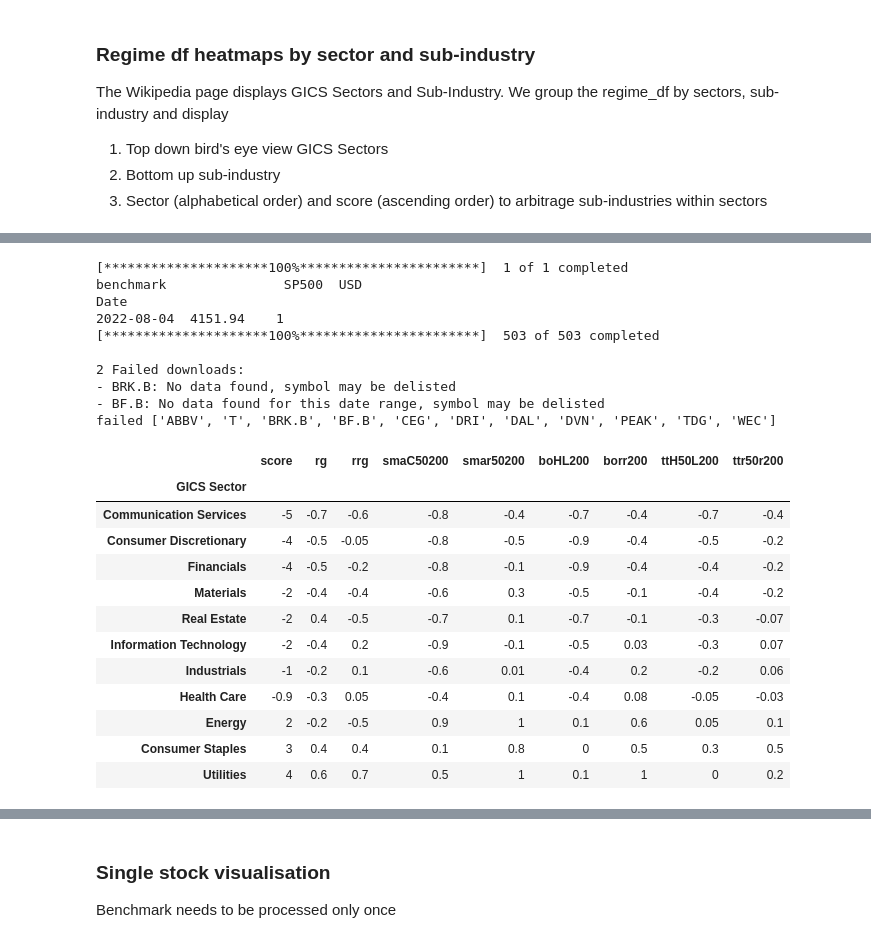
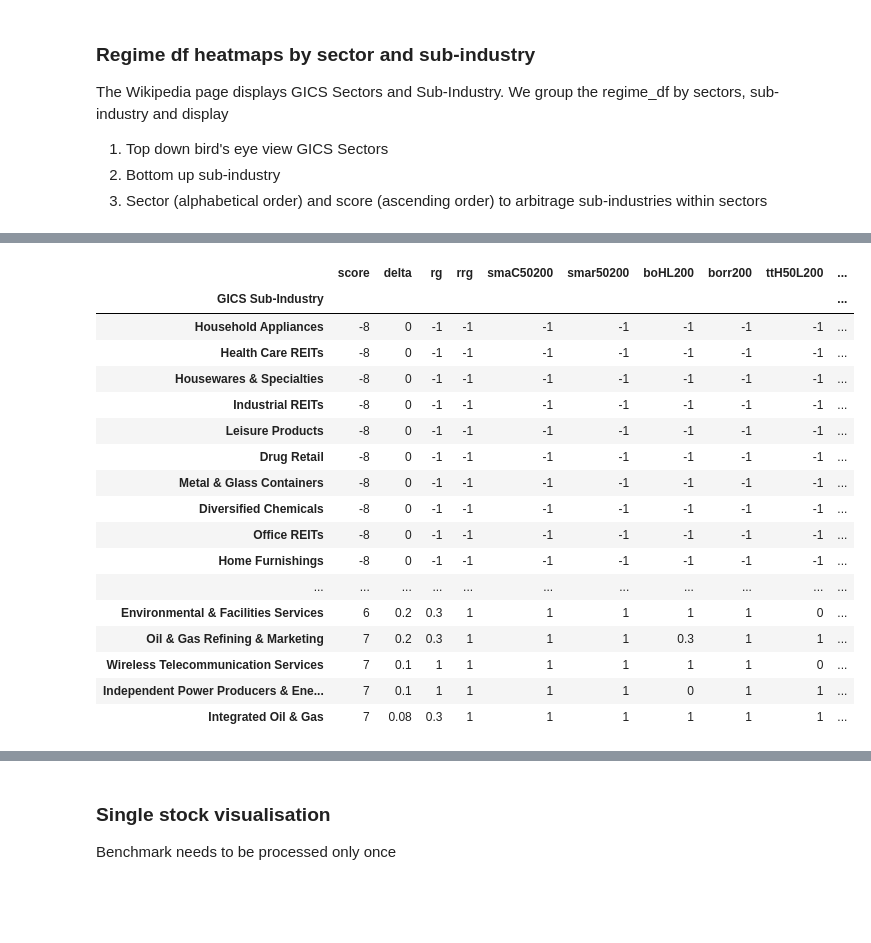
Before and after one commit to bjahnke/backtest_notebook, a Jupyter notebook: notes/market_scanner.ipynb, the cells around one changed output, grey strips where cells are left out. Drawn from its saved outputs; the diff is of its cells as text; code cells hidden in the pictures; blank space fills up the shorter version.

```diff
--- a/notes/market_scanner.ipynb
+++ b/notes/market_scanner.ipynb
@@ -242,0 +182,14 @@ The Wikipedia page displays GICS Sectors and Sub-Industry. We group the regime_d
+# %%
+# delta measures the difference between absolute and relative regimes
+regime_df['delta'] = 0
+regime_pairs = [('rg', 'rrg'), ('smaC50200', 'smar50200'), ('boHL200', 'borr200'), ('ttH50L200', 'ttr50r200')]
+for absolute, relative in regime_pairs:
+    delta = ((regime_df[absolute] - regime_df[relative]) * -1) / 2
+    regime_df['delta'] = regime_df['delta'] + delta
+
+regime_df['delta'] = regime_df['delta'] / len(regime_pairs)
+groupby_cols = ['score', 'delta'] + regime_cols
+sort_key = ['GICS Sector']
+regime_df.groupby(sort_key)[groupby_cols].mean().sort_values(
+    by= 'score').style.background_gradient(
+    subset= groupby_cols,cmap= 'RdYlGn').format('{:.1g}')
@@ -243,32 +210,26 @@ The Wikipedia page displays GICS Sectors and Sub-Industry. We group the regime_d
 # %%
-regime_df = main(**scanner_args)
-groupby_cols = ['score'] + regime_cols
-sort_key = ['GICS Sector']
+groupby_cols = ['score', 'delta'] + regime_cols
+sort_key = ['GICS Sub-Industry']
 regime_df.groupby(sort_key)[groupby_cols].mean().sort_values(
     by= 'score').style.background_gradient(
     subset= groupby_cols,cmap= 'RdYlGn').format('{:.1g}')
 # %% [output]
-[*********************100%***********************]  1 of 1 completed
-benchmark               SP500  USD
-Date
-2022-08-04  4151.94    1
-[*********************100%***********************]  503 of 503 completed
-
-2 Failed downloads:
-- BRK.B: No data found, symbol may be delisted
-- BF.B: No data found for this date range, symbol may be delisted
-failed ['ABBV', 'T', 'BRK.B', 'BF.B', 'CEG', 'DRI', 'DAL', 'DVN', 'PEAK', 'TDG', 'WEC']
-|  | score | rg | rrg | smaC50200 | smar50200 | boHL200 | borr200 | ttH50L200 | ttr50r200 |
-| GICS Sector |  |  |  |  |  |  |  |  |  |
-| Communication Services | -5 | -0.7 | -0.6 | -0.8 | -0.4 | -0.7 | -0.4 | -0.7 | -0.4 |
-| Consumer Discretionary | -4 | -0.5 | -0.05 | -0.8 | -0.5 | -0.9 | -0.4 | -0.5 | -0.2 |
-| Financials | -4 | -0.5 | -0.2 | -0.8 | -0.1 | -0.9 | -0.4 | -0.4 | -0.2 |
-| Materials | -2 | -0.4 | -0.4 | -0.6 | 0.3 | -0.5 | -0.1 | -0.4 | -0.2 |
-| Real Estate | -2 | 0.4 | -0.5 | -0.7 | 0.1 | -0.7 | -0.1 | -0.3 | -0.07 |
-| Information Technology | -2 | -0.4 | 0.2 | -0.9 | -0.1 | -0.5 | 0.03 | -0.3 | 0.07 |
-| Industrials | -1 | -0.2 | 0.1 | -0.6 | 0.01 | -0.4 | 0.2 | -0.2 | 0.06 |
-| Health Care | -0.9 | -0.3 | 0.05 | -0.4 | 0.1 | -0.4 | 0.08 | -0.05 | -0.03 |
-| Energy | 2 | -0.2 | -0.5 | 0.9 | 1 | 0.1 | 0.6 | 0.05 | 0.1 |
-| Consumer Staples | 3 | 0.4 | 0.4 | 0.1 | 0.8 | 0 | 0.5 | 0.3 | 0.5 |
-| Utilities | 4 | 0.6 | 0.7 | 0.5 | 1 | 0.1 | 1 | 0 | 0.2 |
+|  | score | delta | rg | rrg | smaC50200 | smar50200 | boHL200 | borr200 | ttH50L200 | ... |
+| GICS Sub-Industry |  |  |  |  |  |  |  |  |  | ... |
+| Household Appliances | -8 | 0 | -1 | -1 | -1 | -1 | -1 | -1 | -1 | ... |
+| Health Care REITs | -8 | 0 | -1 | -1 | -1 | -1 | -1 | -1 | -1 | ... |
+| Housewares & Specialties | -8 | 0 | -1 | -1 | -1 | -1 | -1 | -1 | -1 | ... |
+| Industrial REITs | -8 | 0 | -1 | -1 | -1 | -1 | -1 | -1 | -1 | ... |
+| Leisure Products | -8 | 0 | -1 | -1 | -1 | -1 | -1 | -1 | -1 | ... |
+| Drug Retail | -8 | 0 | -1 | -1 | -1 | -1 | -1 | -1 | -1 | ... |
+| Metal & Glass Containers | -8 | 0 | -1 | -1 | -1 | -1 | -1 | -1 | -1 | ... |
+| Diversified Chemicals | -8 | 0 | -1 | -1 | -1 | -1 | -1 | -1 | -1 | ... |
+| Office REITs | -8 | 0 | -1 | -1 | -1 | -1 | -1 | -1 | -1 | ... |
+| Home Furnishings | -8 | 0 | -1 | -1 | -1 | -1 | -1 | -1 | -1 | ... |
+| ... | ... | ... | ... | ... | ... | ... | ... | ... | ... | ... |
+| Environmental & Facilities Services | 6 | 0.2 | 0.3 | 1 | 1 | 1 | 1 | 1 | 0 | ... |
+| Oil & Gas Refining & Marketing | 7 | 0.2 | 0.3 | 1 | 1 | 1 | 0.3 | 1 | 1 | ... |
+| Wireless Telecommunication Services | 7 | 0.1 | 1 | 1 | 1 | 1 | 1 | 1 | 0 | ... |
+| Independent Power Producers & Ene... | 7 | 0.1 | 1 | 1 | 1 | 1 | 0 | 1 | 1 | ... |
+| Integrated Oil & Gas | 7 | 0.08 | 0.3 | 1 | 1 | 1 | 1 | 1 | 1 | ... |
 # %%
```
Also changed, not shown: parts of 15 cells of this notebook, 2 other files.
